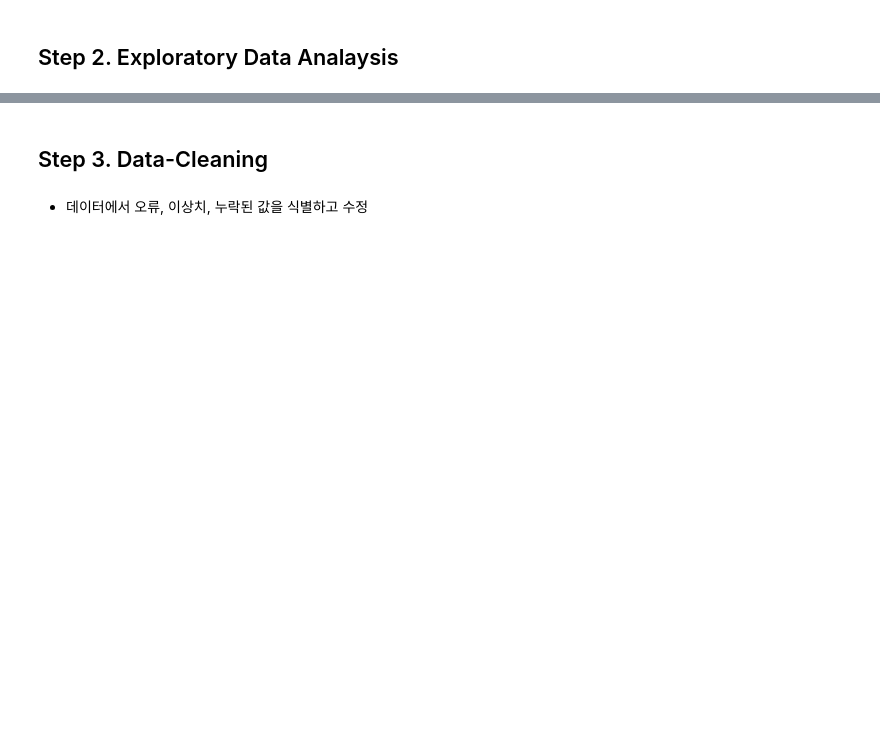
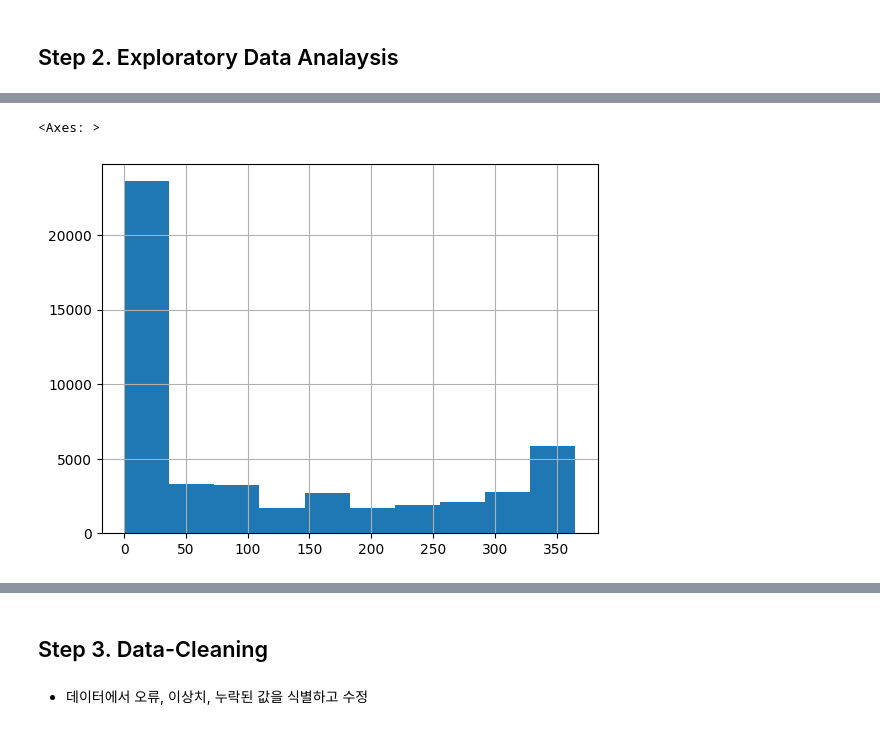
Before and after one commit to MaximHelio/Airbnb-in-NewYork, a Jupyter notebook: NewYork_Airbnb.ipynb, the cells around one changed output, grey strips where cells are left out. Drawn from its saved outputs; the diff is of its cells as text; code cells hidden in the pictures; blank space fills up the shorter version.

```diff
--- a/NewYork_Airbnb.ipynb
+++ b/NewYork_Airbnb.ipynb
@@ -32,0 +133,5 @@ import seaborn as sns
+# %%
+df['availability_365'].hist()
+# %% [output]
+<Axes: >
+[figure, added]
```
Also changed, not shown: parts of 49 cells of this notebook, 1 other file.
